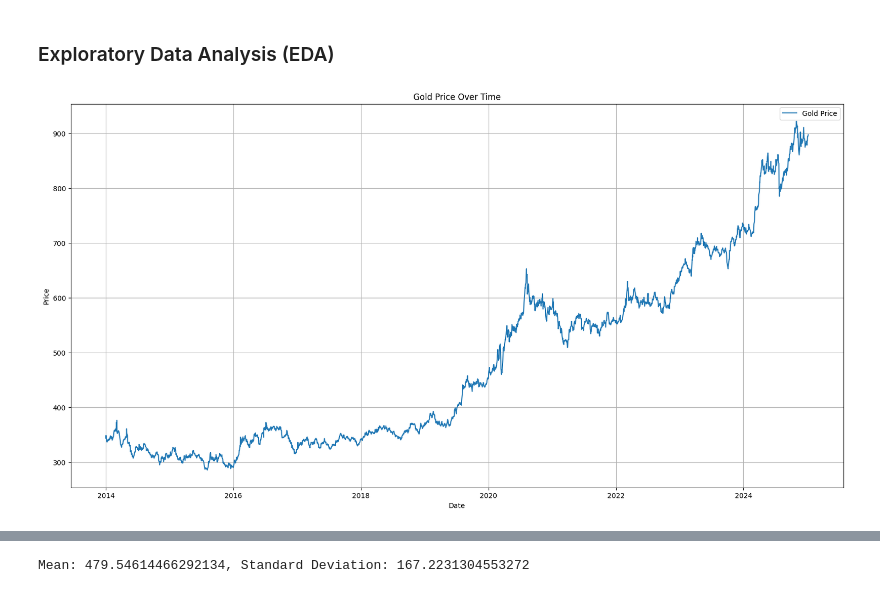
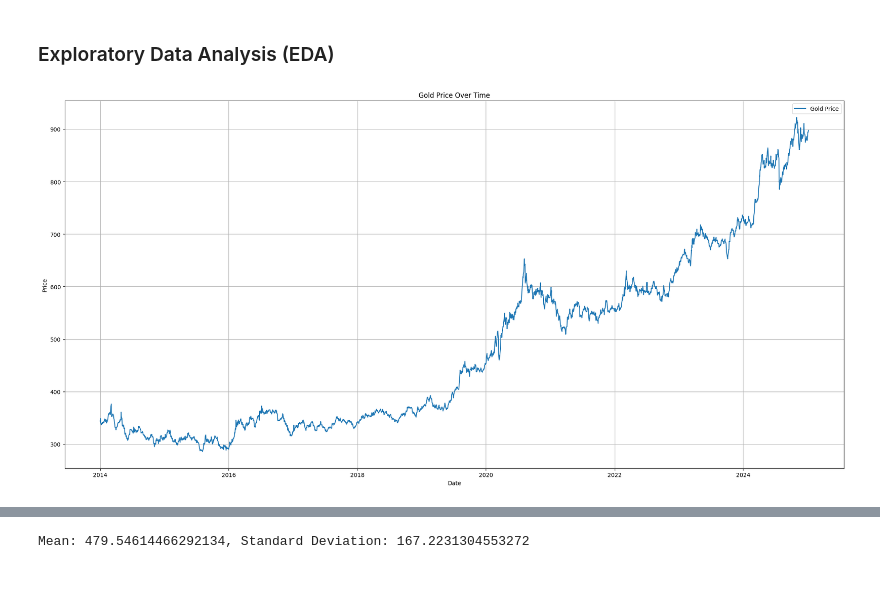
Before and after one commit to jariel17/time-series-analysis-gold, a Jupyter notebook: eda.ipynb, the cells around one changed output, grey strips where cells are left out. Cells and saved outputs as stored; diff of their text form; code cells hidden in the pictures.

```diff
--- a/eda.ipynb
+++ b/eda.ipynb
@@ -87,11 +104,12 @@ gold_dataset.head()
 # %%
 plt.figure(figsize=(20, 10))
 plt.plot(gold_dataset['Price'], label='Gold Price')
 plt.title('Gold Price Over Time')
 plt.xlabel('Date')
 plt.ylabel('Price')
 plt.legend()
 plt.grid(True)
+plt.tight_layout()
 plt.show()
 # %% [output]
-[figure, old version]
+[figure, new version]
```
Also changed, not shown: parts of 34 cells of this notebook.
